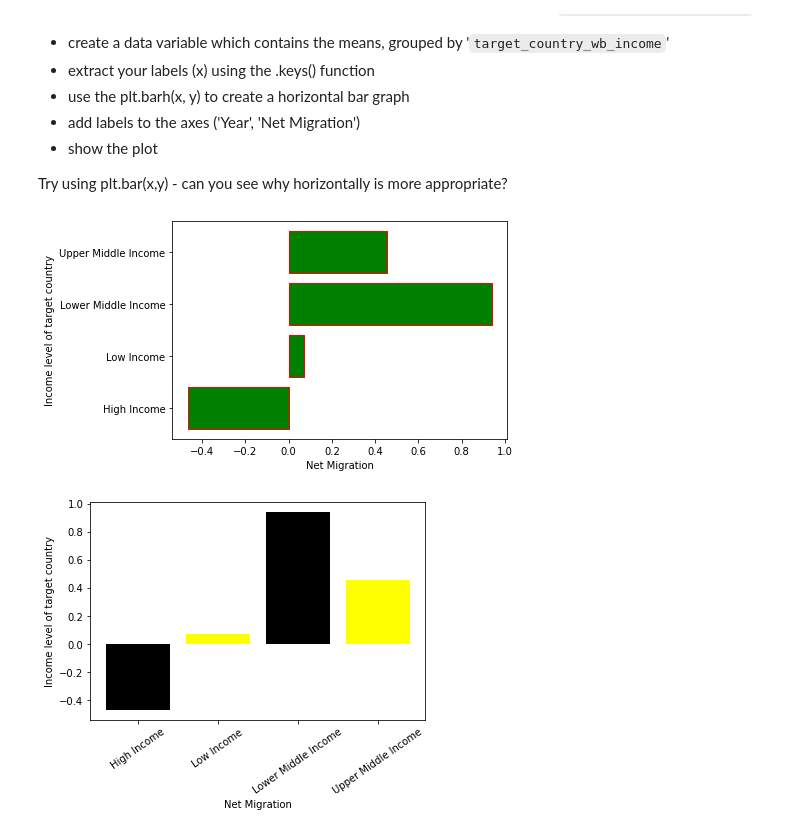
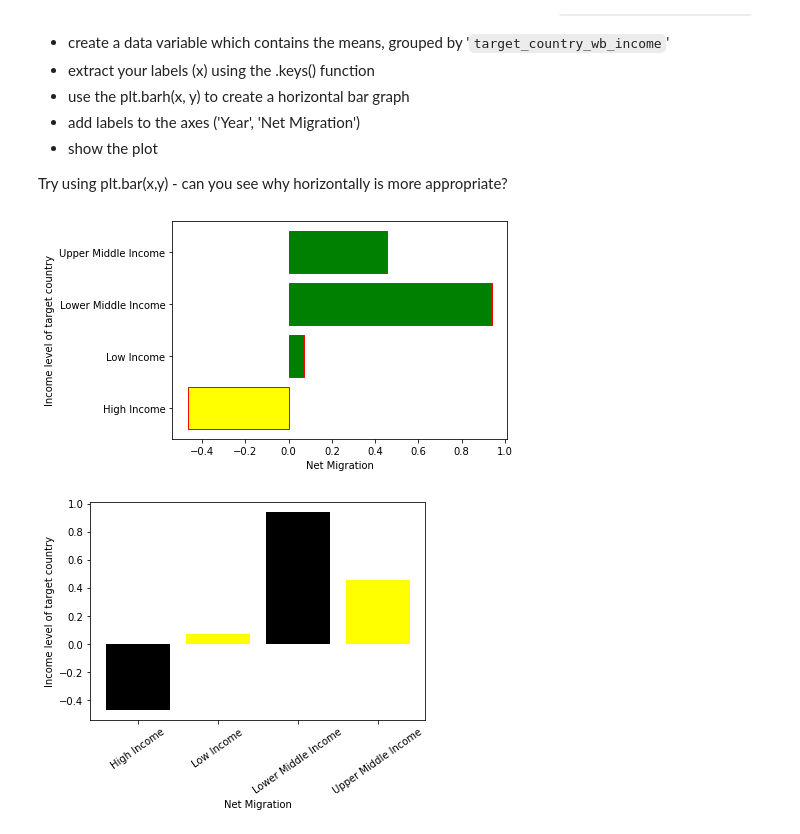
Before and after one commit to blazaropinto/portfolio_PDA_Data_Science, a Jupyter notebook: Visualising_the_data.ipynb, the cells around one changed output. Saved outputs shown, nothing was run; the diff lists cells and outputs as text; code cells hidden in the pictures.

```diff
--- a/Visualising_the_data.ipynb
+++ b/Visualising_the_data.ipynb
@@ -111,12 +111,12 @@ Try using plt.bar(x,y) - can you see why horizontally is more appropriate?
 # %%
 means_inc2019 = df.groupby('target_country_wb_income')['net_per_10K_2019'].mean()
 labels_inc2019 = means_inc2019.keys()
-plt.barh(labels_inc2019, means_inc2019, color='g', edgecolor='r')
+plt.barh(labels_inc2019, means_inc2019, color=(means_inc2019>0).map({True:'g',False:'yellow'}), edgecolor='r')
 plt.xlabel('Net Migration')
 plt.ylabel('Income level of target country')
 plt.show()
 # %% [output]
-[figure, old version]
+[figure, new version]
 # %%
 plt.bar(labels_inc2019, means_inc2019, color=['black', 'yellow'])
 plt.xlabel('Net Migration')
```
